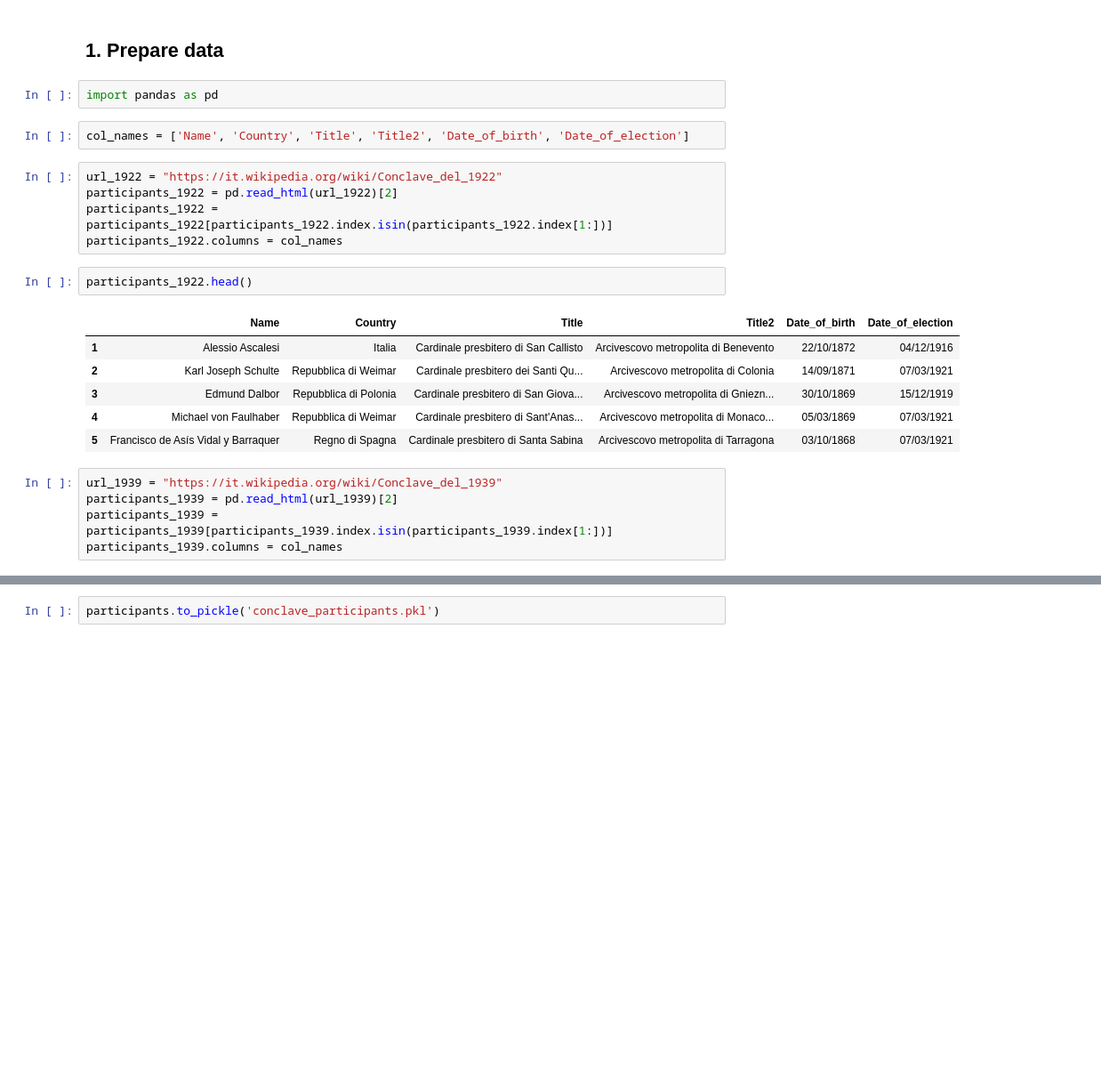
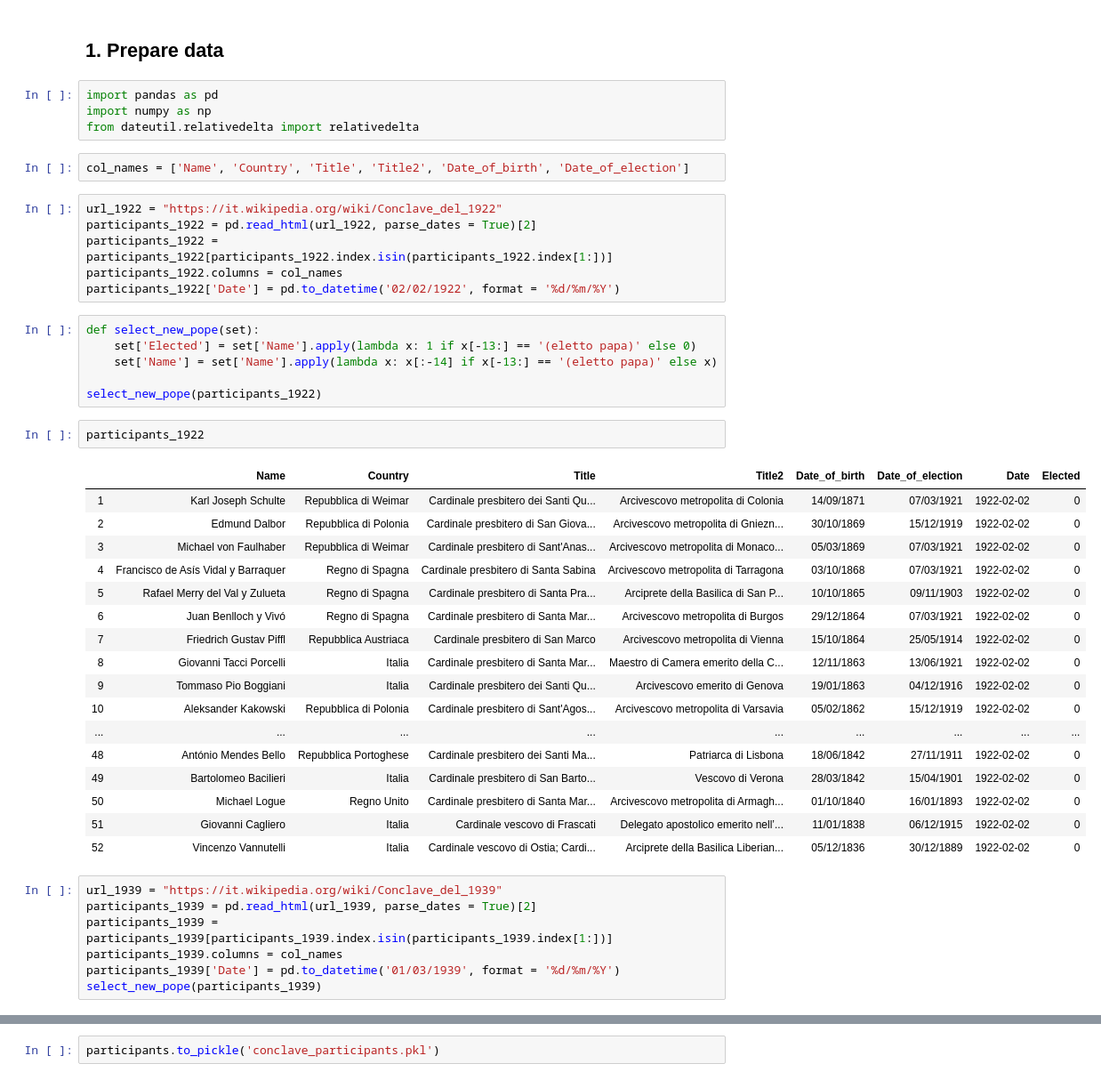
Before and after one commit to kozlowski-j/conclave_predict, a Jupyter notebook: Get participants.ipynb, the cells around one changed output, grey strips where cells are left out. Shown at 89% size. Drawn from its saved outputs; the diff is of its cells as text; blank space fills up the shorter version.

```diff
--- a/Get participants.ipynb
+++ b/Get participants.ipynb
@@ -9,27 +9,49 @@ Authors: Jakub Kozlowski, Szymon Klepacki
 ## 1. Prepare data
 # %%
 import pandas as pd
+import numpy as np
+from dateutil.relativedelta import relativedelta
 # %%
 col_names = ['Name', 'Country', 'Title', 'Title2', 'Date_of_birth', 'Date_of_election']
 # %%
 url_1922 = "https://it.wikipedia.org/wiki/Conclave_del_1922"
-participants_1922 = pd.read_html(url_1922)[2]
+participants_1922 = pd.read_html(url_1922, parse_dates = True)[2]
 participants_1922 = participants_1922[participants_1922.index.isin(participants_1922.index[1:])]
 participants_1922.columns = col_names
+participants_1922['Date'] = pd.to_datetime('02/02/1922', format = '%d/%m/%Y')
+# %%
+def select_new_pope(set):
+    set['Elected'] = set['Name'].apply(lambda x: 1 if x[-13:] == '(eletto papa)' else 0)
+    set['Name'] = set['Name'].apply(lambda x: x[:-14] if x[-13:] == '(eletto papa)' else x)
+
+select_new_pope(participants_1922)
 # %%
-participants_1922.head()
+participants_1922
 # %% [output]
-|  | Name | Country | Title | Title2 | Date_of_birth | Date_of_election |
-| 1 | Alessio Ascalesi | Italia | Cardinale presbitero di San Callisto | Arcivescovo metropolita di Benevento | 22/10/1872 | 04/12/1916 |
-| 2 | Karl Joseph Schulte | Repubblica di Weimar | Cardinale presbitero dei Santi Qu... | Arcivescovo metropolita di Colonia | 14/09/1871 | 07/03/1921 |
-| 3 | Edmund Dalbor | Repubblica di Polonia | Cardinale presbitero di San Giova... | Arcivescovo metropolita di Gniezn... | 30/10/1869 | 15/12/1919 |
-| 4 | Michael von Faulhaber | Repubblica di Weimar | Cardinale presbitero di Sant'Anas... | Arcivescovo metropolita di Monaco... | 05/03/1869 | 07/03/1921 |
-| 5 | Francisco de Asís Vidal y Barraquer | Regno di Spagna | Cardinale presbitero di Santa Sabina | Arcivescovo metropolita di Tarragona | 03/10/1868 | 07/03/1921 |
+|  | Name | Country | Title | Title2 | Date_of_birth | Date_of_election | Date | Elected |
+| 1 | Karl Joseph Schulte | Repubblica di Weimar | Cardinale presbitero dei Santi Qu... | Arcivescovo metropolita di Colonia | 14/09/1871 | 07/03/1921 | 1922-02-02 | 0 |
+| 2 | Edmund Dalbor | Repubblica di Polonia | Cardinale presbitero di San Giova... | Arcivescovo metropolita di Gniezn... | 30/10/1869 | 15/12/1919 | 1922-02-02 | 0 |
+| 3 | Michael von Faulhaber | Repubblica di Weimar | Cardinale presbitero di Sant'Anas... | Arcivescovo metropolita di Monaco... | 05/03/1869 | 07/03/1921 | 1922-02-02 | 0 |
+| 4 | Francisco de Asís Vidal y Barraquer | Regno di Spagna | Cardinale presbitero di Santa Sabina | Arcivescovo metropolita di Tarragona | 03/10/1868 | 07/03/1921 | 1922-02-02 | 0 |
+| 5 | Rafael Merry del Val y Zulueta | Regno di Spagna | Cardinale presbitero di Santa Pra... | Arciprete della Basilica di San P... | 10/10/1865 | 09/11/1903 | 1922-02-02 | 0 |
+| 6 | Juan Benlloch y Vivó | Regno di Spagna | Cardinale presbitero di Santa Mar... | Arcivescovo metropolita di Burgos | 29/12/1864 | 07/03/1921 | 1922-02-02 | 0 |
+| 7 | Friedrich Gustav Piffl | Repubblica Austriaca | Cardinale presbitero di San Marco | Arcivescovo metropolita di Vienna | 15/10/1864 | 25/05/1914 | 1922-02-02 | 0 |
+| 8 | Giovanni Tacci Porcelli | Italia | Cardinale presbitero di Santa Mar... | Maestro di Camera emerito della C... | 12/11/1863 | 13/06/1921 | 1922-02-02 | 0 |
+| 9 | Tommaso Pio Boggiani | Italia | Cardinale presbitero dei Santi Qu... | Arcivescovo emerito di Genova | 19/01/1863 | 04/12/1916 | 1922-02-02 | 0 |
+| 10 | Aleksander Kakowski | Repubblica di Polonia | Cardinale presbitero di Sant'Agos... | Arcivescovo metropolita di Varsavia | 05/02/1862 | 15/12/1919 | 1922-02-02 | 0 |
+| ... | ... | ... | ... | ... | ... | ... | ... | ... |
+| 48 | António Mendes Bello | Repubblica Portoghese | Cardinale presbitero dei Santi Ma... | Patriarca di Lisbona | 18/06/1842 | 27/11/1911 | 1922-02-02 | 0 |
+| 49 | Bartolomeo Bacilieri | Italia | Cardinale presbitero di San Barto... | Vescovo di Verona | 28/03/1842 | 15/04/1901 | 1922-02-02 | 0 |
+| 50 | Michael Logue | Regno Unito | Cardinale presbitero di Santa Mar... | Arcivescovo metropolita di Armagh... | 01/10/1840 | 16/01/1893 | 1922-02-02 | 0 |
+| 51 | Giovanni Cagliero | Italia | Cardinale vescovo di Frascati | Delegato apostolico emerito nell’... | 11/01/1838 | 06/12/1915 | 1922-02-02 | 0 |
+| 52 | Vincenzo Vannutelli | Italia | Cardinale vescovo di Ostia; Cardi... | Arciprete della Basilica Liberian... | 05/12/1836 | 30/12/1889 | 1922-02-02 | 0 |
 # %%
 url_1939 = "https://it.wikipedia.org/wiki/Conclave_del_1939"
-participants_1939 = pd.read_html(url_1939)[2]
+participants_1939 = pd.read_html(url_1939, parse_dates = True)[2]
 participants_1939 = participants_1939[participants_1939.index.isin(participants_1939.index[1:])]
 participants_1939.columns = col_names
+participants_1939['Date'] = pd.to_datetime('01/03/1939', format = '%d/%m/%Y')
+select_new_pope(participants_1939)
 # %%
 participants_1939.head()
 # %% [output]
```
Also changed, not shown: parts of 23 cells of this notebook, 2 other files.
